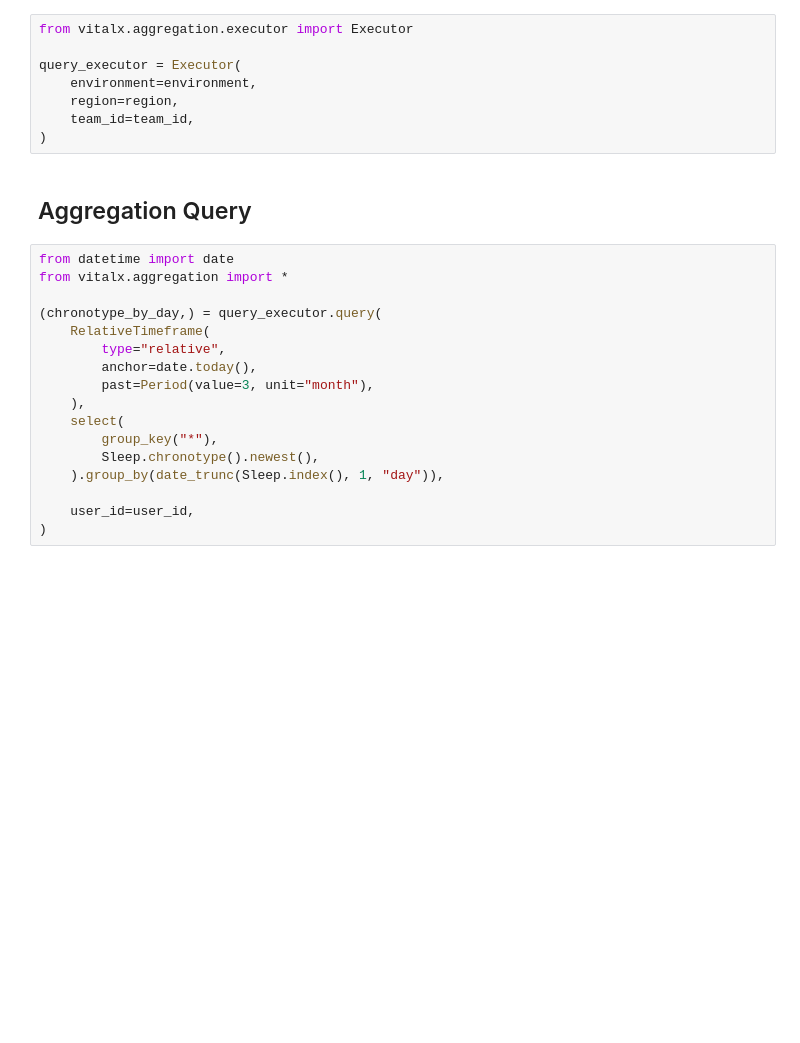
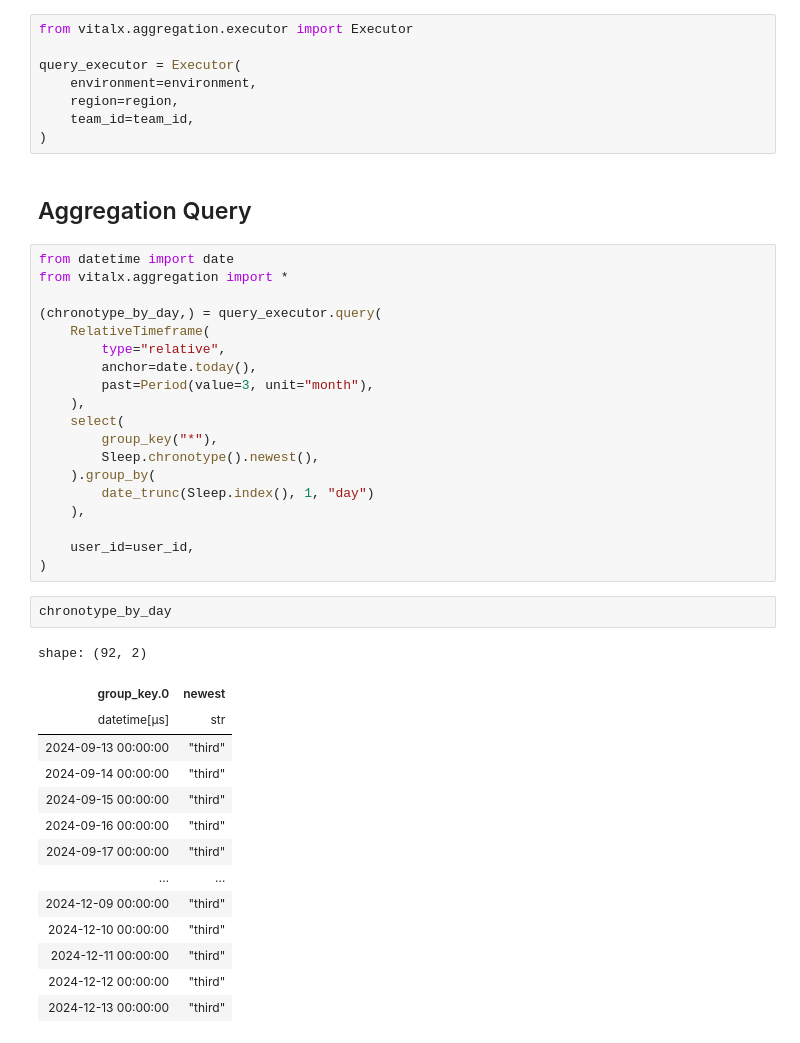
Before and after one commit to tryVital/vitalx-notebook, a Jupyter notebook: Chronotype.ipynb, the cells around one changed output. Saved outputs shown, nothing was run; the diff lists cells and outputs as text; blank space fills up the shorter version.

```diff
--- a/Chronotype.ipynb
+++ b/Chronotype.ipynb
@@ -31,10 +31,29 @@ from vitalx.aggregation import *
     select(
         group_key("*"),
         Sleep.chronotype().newest(),
-    ).group_by(date_trunc(Sleep.index(), 1, "day")),
+    ).group_by(
+        date_trunc(Sleep.index(), 1, "day")
+    ),
 
     user_id=user_id,
 )
+# %%
+chronotype_by_day
+# %% [output]
+shape: (92, 2)
+| group_key.0 | newest |
+| datetime[μs] | str |
+| 2024-09-13 00:00:00 | "third" |
+| 2024-09-14 00:00:00 | "third" |
+| 2024-09-15 00:00:00 | "third" |
+| 2024-09-16 00:00:00 | "third" |
+| 2024-09-17 00:00:00 | "third" |
+| … | … |
+| 2024-12-09 00:00:00 | "third" |
+| 2024-12-10 00:00:00 | "third" |
+| 2024-12-11 00:00:00 | "third" |
+| 2024-12-12 00:00:00 | "third" |
+| 2024-12-13 00:00:00 | "third" |
 # %%
 import matplotlib.pyplot as plt
 
```
Also changed, not shown: parts of 1 cell of this notebook, 1 other file.
